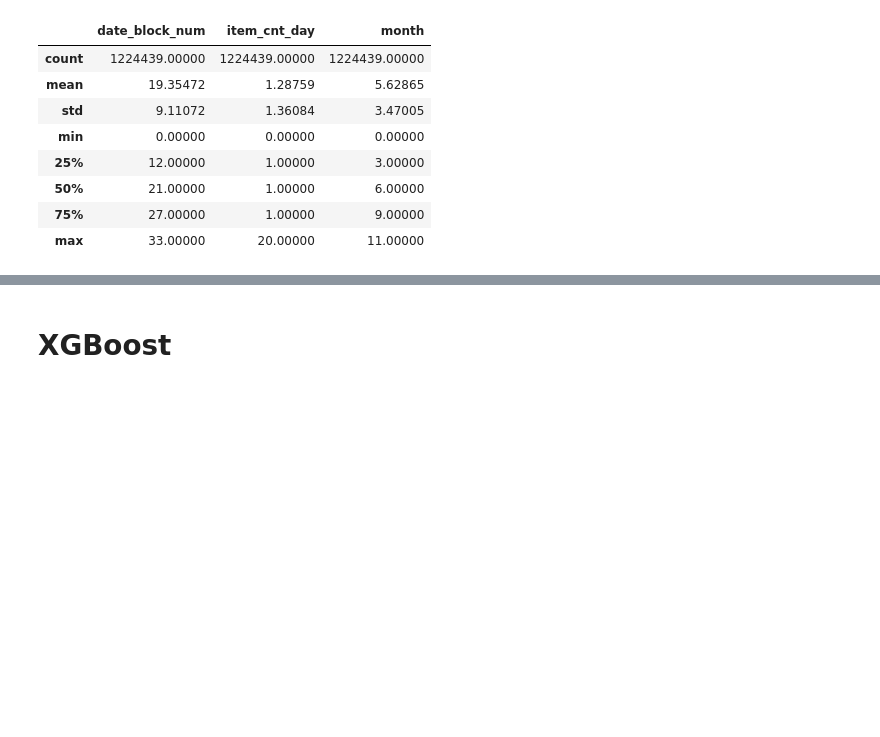
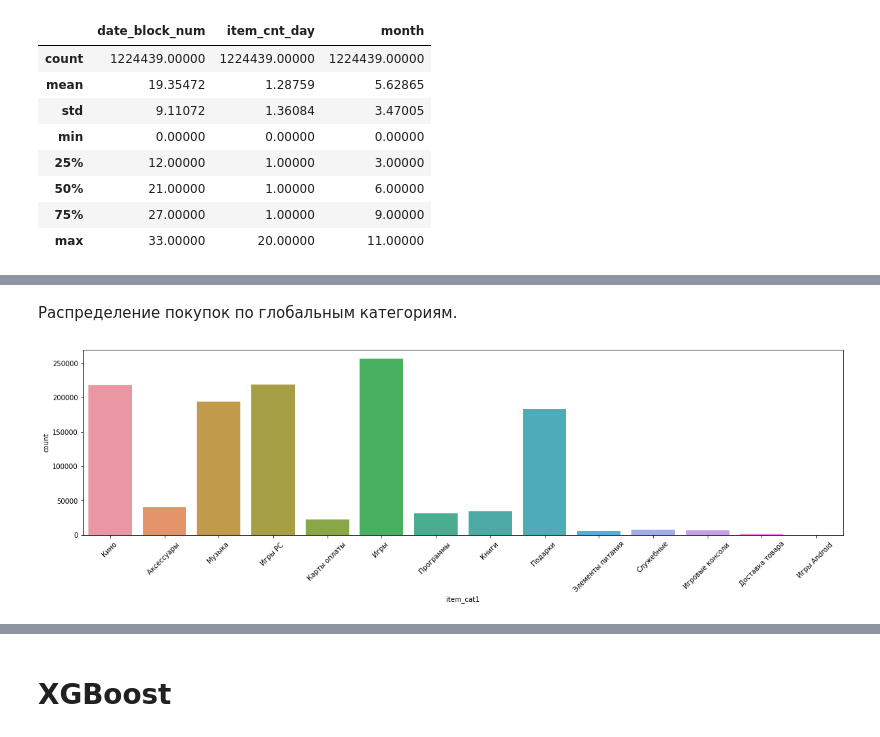
Before and after one commit to daniiomir/future_sales, a Jupyter notebook: sales_prediction_kaggle.ipynb, the cells around one changed output, grey strips where cells are left out. Saved outputs shown, nothing was run; the diff lists cells and outputs as text; code cells hidden in the pictures; blank space fills up the shorter version.

```diff
--- a/sales_prediction_kaggle.ipynb
+++ b/sales_prediction_kaggle.ipynb
@@ -262,0 +271,8 @@ new_train.describe()
+# %% [markdown]
+Распределение покупок по глобальным категориям.
+# %%
+plt.figure(figsize=(20, 5))
+item_name = sns.countplot(x='item_cat1', data=new_train)
+item_name.set_xticklabels(item_name.get_xticklabels(), rotation=45);
+# %% [output]
+[figure, added]
```
Also changed, not shown: parts of 91 cells of this notebook, 7 other files.
